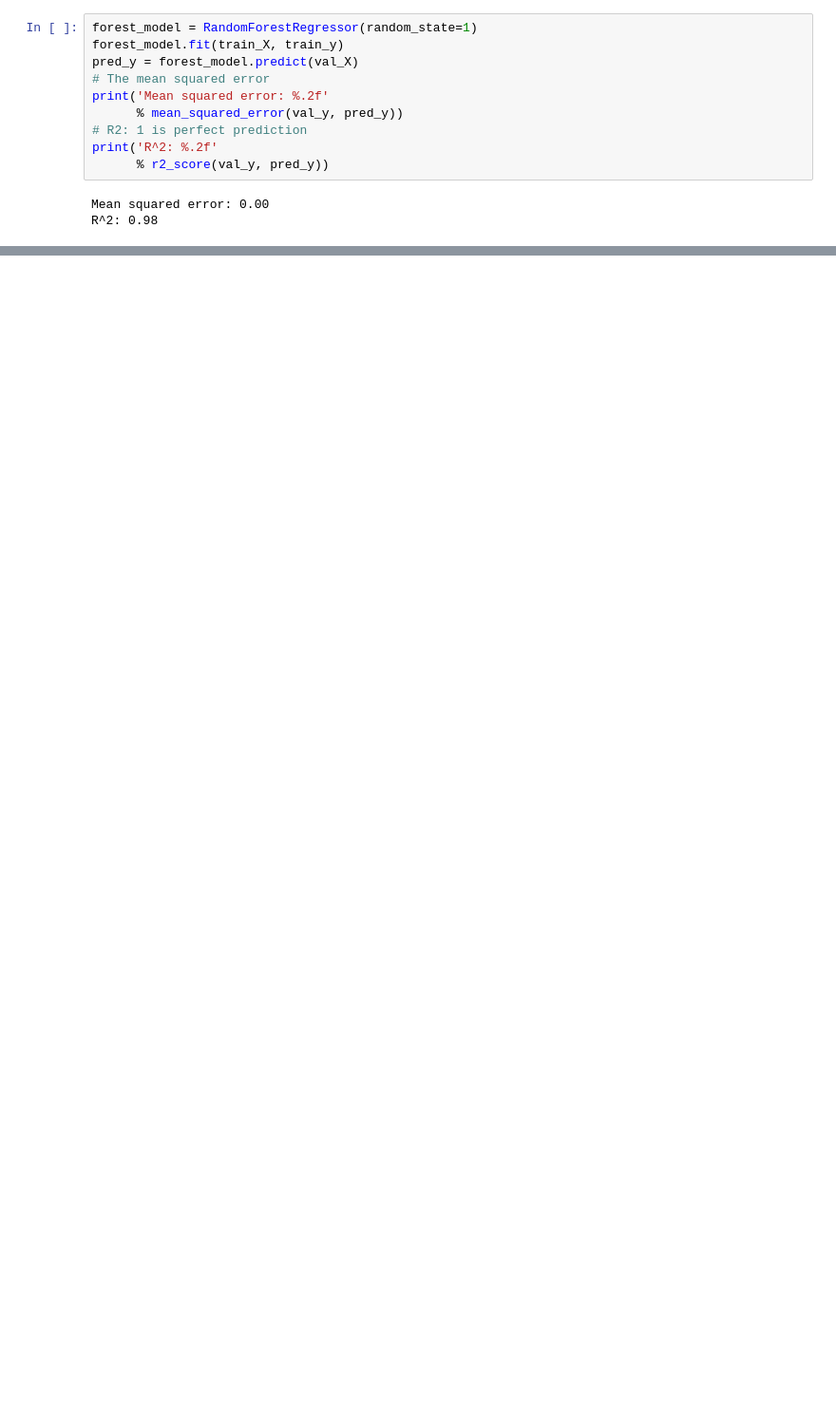
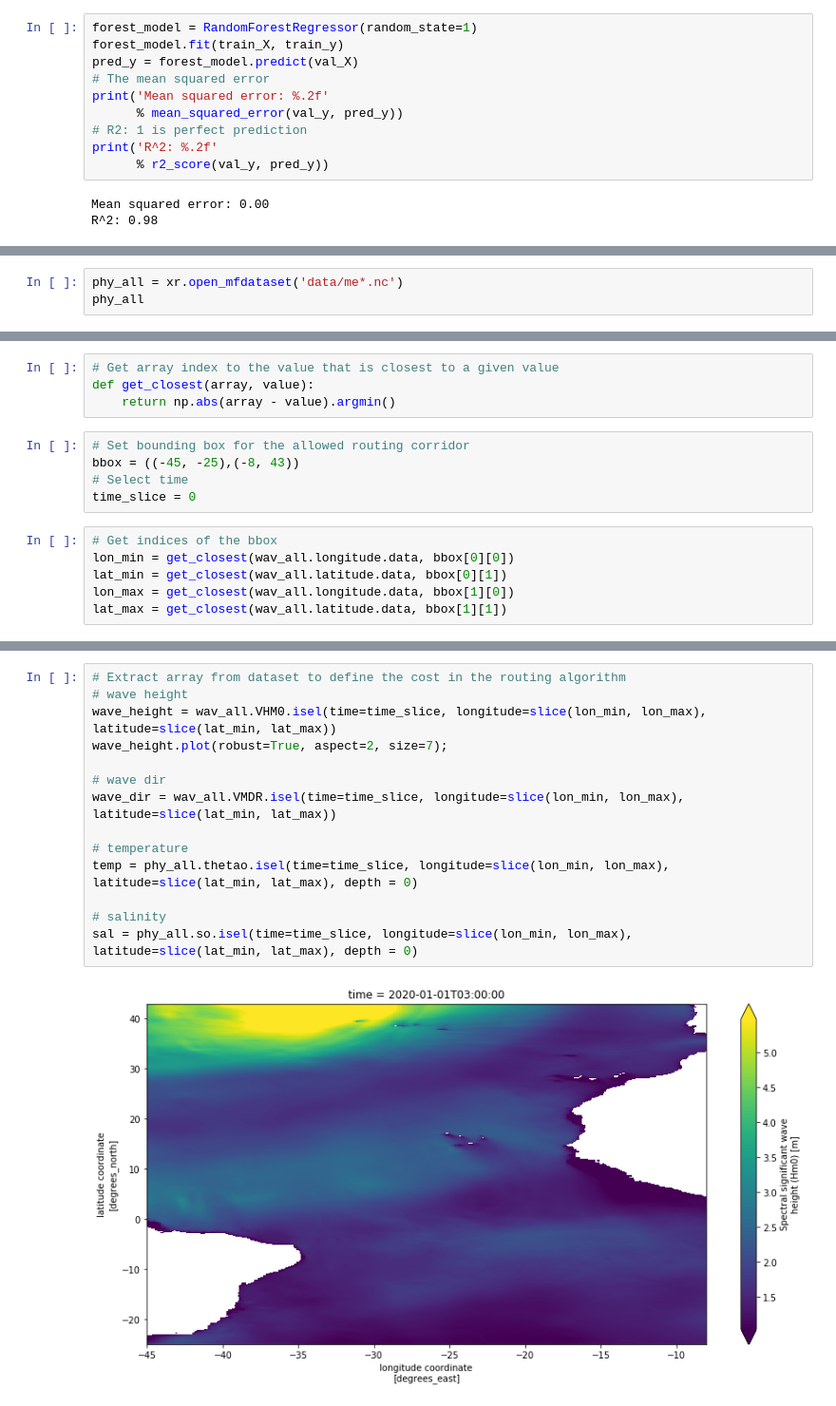
Before and after one commit to jonathom/cop_marine, a Jupyter notebook: Model_building.ipynb, the cells around one changed output, grey strips where cells are left out. Shown at 95% size. Saved outputs shown, nothing was run; the diff lists cells and outputs as text; blank space fills up the shorter version.

Commit message:
Add very simple routing solution

```diff
--- a/Model_building.ipynb
+++ b/Model_building.ipynb
@@ -89,0 +114,3 @@ R^2: 0.98
+# %%
+phy_all = xr.open_mfdataset('data/me*.nc')
+phy_all
@@ -89,0 +143,15 @@ R^2: 0.98
+# %%
+# Get array index to the value that is closest to a given value
+def get_closest(array, value):
+    return np.abs(array - value).argmin()
+# %%
+# Set bounding box for the allowed routing corridor
+bbox = ((-45, -25),(-8, 43))
+# Select time
+time_slice = 0
+# %%
+# Get indices of the bbox
+lon_min = get_closest(wav_all.longitude.data, bbox[0][0])
+lat_min = get_closest(wav_all.latitude.data, bbox[0][1])
+lon_max = get_closest(wav_all.longitude.data, bbox[1][0])
+lat_max = get_closest(wav_all.latitude.data, bbox[1][1])
@@ -89,0 +162,16 @@ R^2: 0.98
+# %%
+# Extract array from dataset to define the cost in the routing algorithm
+# wave height
+wave_height = wav_all.VHM0.isel(time=time_slice, longitude=slice(lon_min, lon_max), latitude=slice(lat_min, lat_max))
+wave_height.plot(robust=True, aspect=2, size=7);
+
+# wave dir
+wave_dir = wav_all.VMDR.isel(time=time_slice, longitude=slice(lon_min, lon_max), latitude=slice(lat_min, lat_max))
+
+# temperature
+temp = phy_all.thetao.isel(time=time_slice, longitude=slice(lon_min, lon_max), latitude=slice(lat_min, lat_max), depth = 0)
+
+# salinity
+sal = phy_all.so.isel(time=time_slice, longitude=slice(lon_min, lon_max), latitude=slice(lat_min, lat_max), depth = 0)
+# %% [output]
+[figure, added]
```
Also changed, not shown: parts of 20 cells of this notebook.
